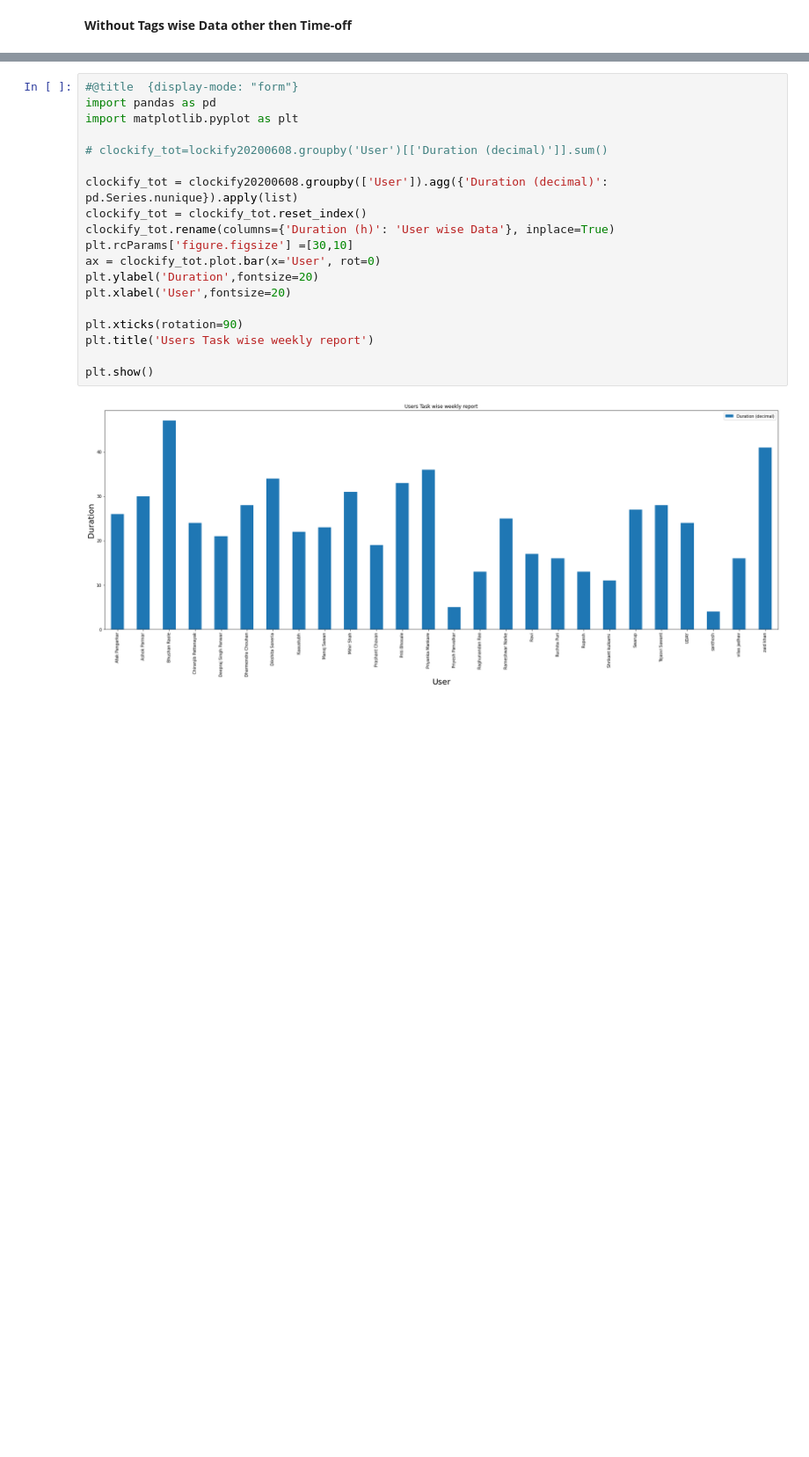
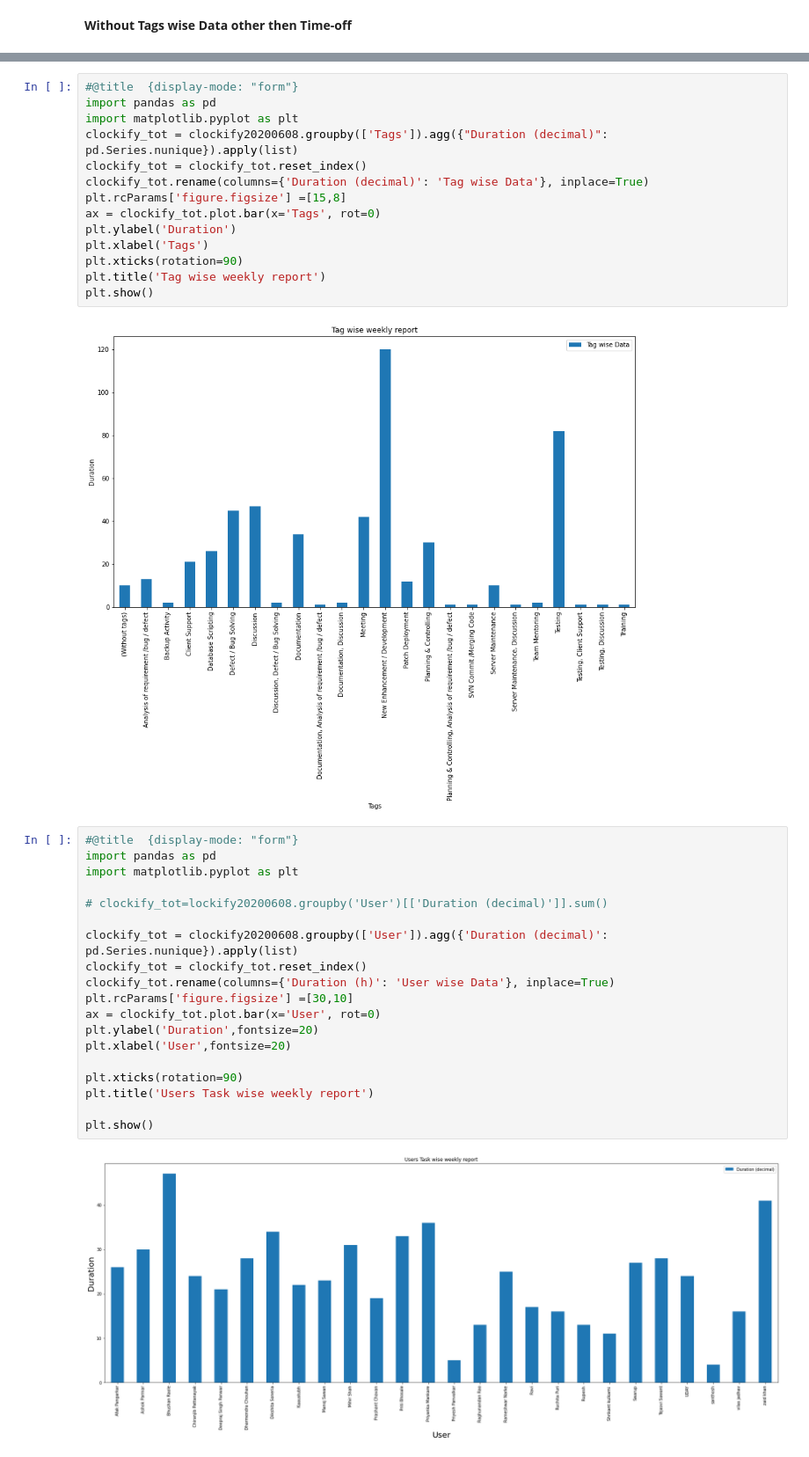
Before and after one commit to dharmendra-chouhan/-DEAS-Accounts---Municipal-Corporation, a Jupyter notebook: Timesheet.ipynb, the cells around one changed output, grey strips where cells are left out. Shown at 88% size. Cells and saved outputs as stored; diff of their text form; blank space fills up the shorter version.

```diff
--- a/Timesheet.ipynb
+++ b/Timesheet.ipynb
@@ -192,6 +192,22 @@ clockifywithouttab[~clockifywithouttab['Project'].isin(['Time-off'])]
 | 418 | BPMS | MAHA-IT | Given reply to resolve bugs(40137... | (Without task) | Kaaustubh | office.kaustubh@gmail.com | (Without tags) | No | 06/04/2020 | 07:00:00 PM | ... |
 | 868 | HRMS | (Without client) | check bill correction data | (Without task) | Tejasvi Sawant | tejasvioffice9257@gmail.com | (Without tags) | No | 06/02/2020 | 12:50:00 PM | ... |
 | 890 | HRMS | (Without client) | allowance/income issue discuss wi... | (Without task) | Tejasvi Sawant | tejasvioffice9257@gmail.com | (Without tags) | No | 06/02/2020 | 11:35:00 AM | ... |
+# %%
+#@title  {display-mode: "form"}
+import pandas as pd
+import matplotlib.pyplot as plt
+clockify_tot = clockify20200608.groupby(['Tags']).agg({"Duration (decimal)": pd.Series.nunique}).apply(list)
+clockify_tot = clockify_tot.reset_index()
+clockify_tot.rename(columns={'Duration (decimal)': 'Tag wise Data'}, inplace=True)
+plt.rcParams['figure.figsize'] =[15,8]
+ax = clockify_tot.plot.bar(x='Tags', rot=0)
+plt.ylabel('Duration')
+plt.xlabel('Tags')
+plt.xticks(rotation=90)
+plt.title('Tag wise weekly report')
+plt.show()
+# %% [output]
+[figure, added]
 # %%
 #@title  {display-mode: "form"}
 import pandas as pd
```
